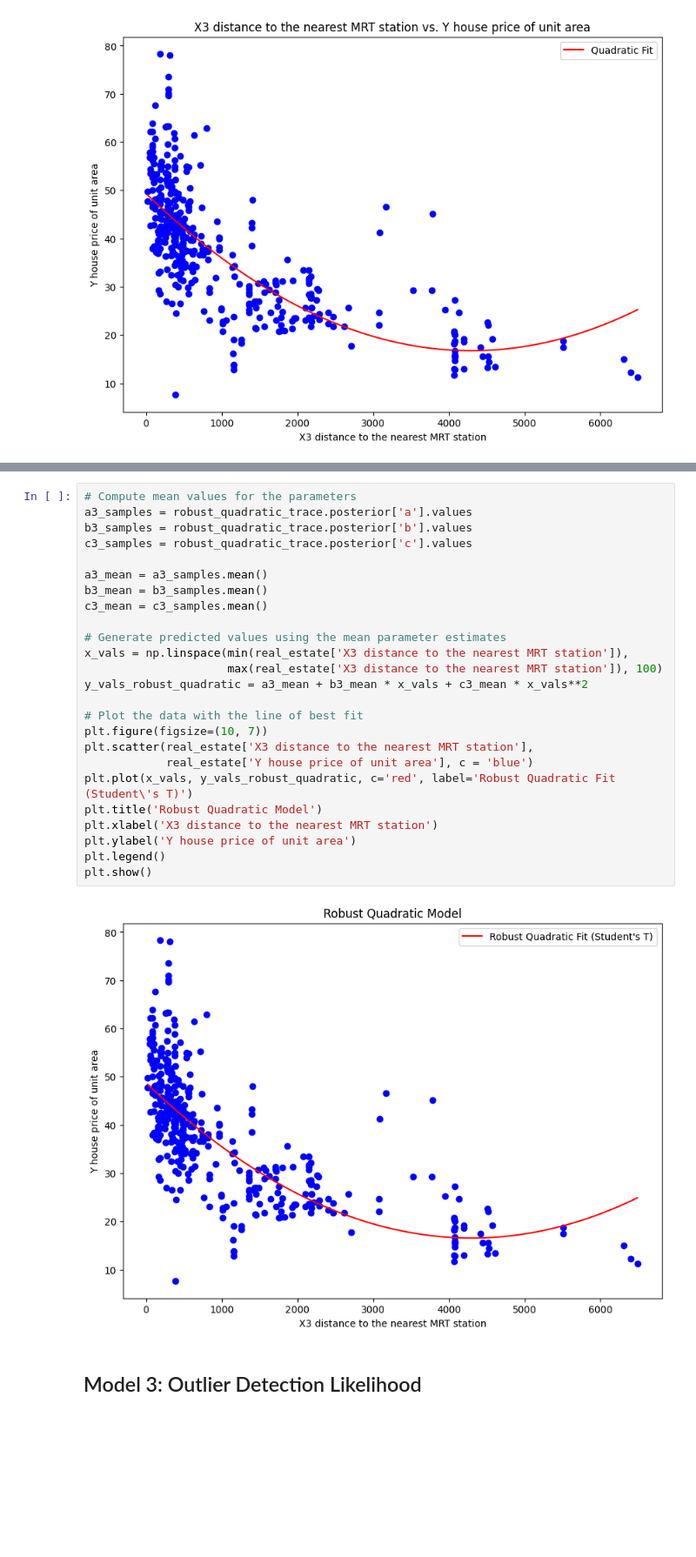
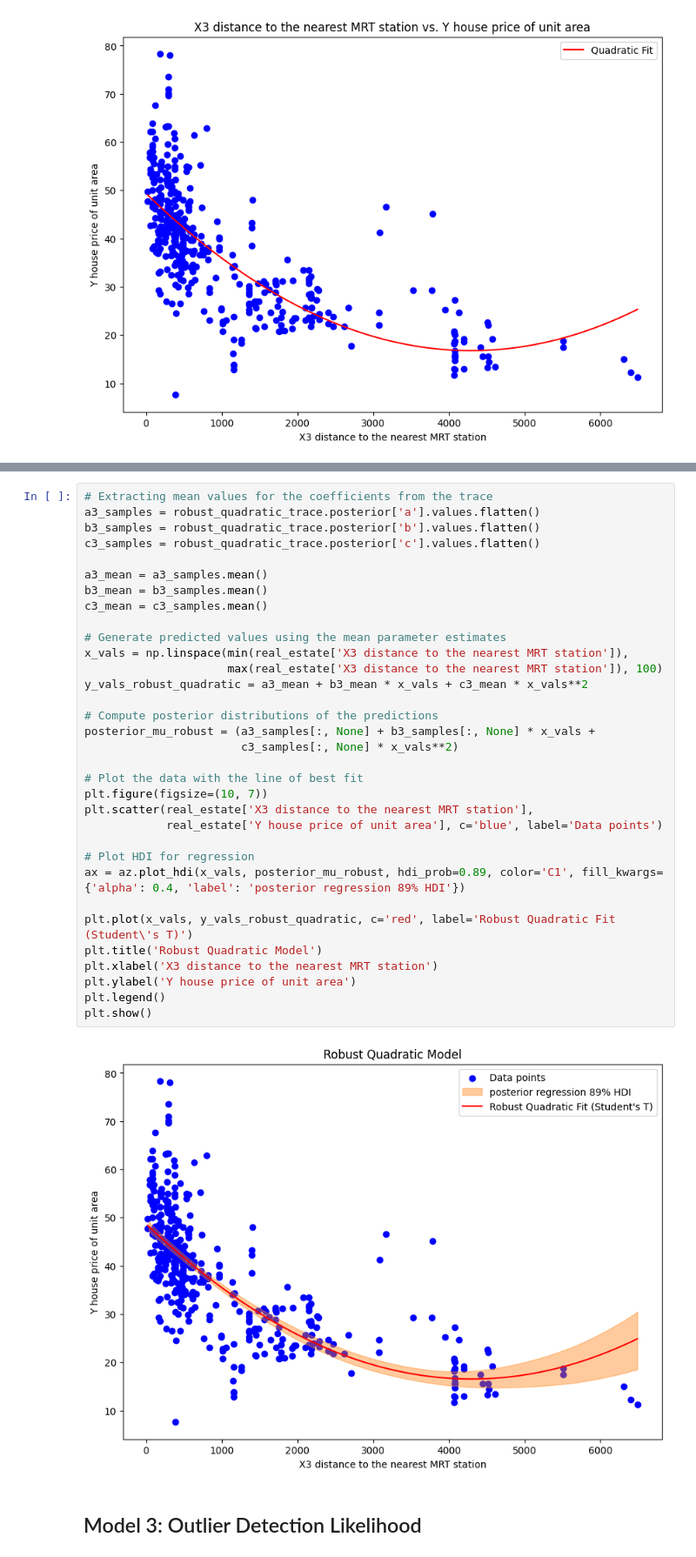
Before and after one commit to MacBeth-M/CS146-Project-1---Linear-Regression, a Jupyter notebook: CS146LinearRegression.ipynb, the cells around one changed output, grey strips where cells are left out. Shown at 87% size. Drawn from its saved outputs; the diff is of its cells as text; blank space fills up the shorter version.

Commit message:
Wednesday Stop Point

```diff
--- a/CS146LinearRegression.ipynb
+++ b/CS146LinearRegression.ipynb
@@ -331,30 +357,38 @@ sigma    1.0
 # %%
-# Compute mean values for the parameters
-a3_samples = robust_quadratic_trace.posterior['a'].values
-b3_samples = robust_quadratic_trace.posterior['b'].values
-c3_samples = robust_quadratic_trace.posterior['c'].values
+# Extracting mean values for the coefficients from the trace
+a3_samples = robust_quadratic_trace.posterior['a'].values.flatten()
+b3_samples = robust_quadratic_trace.posterior['b'].values.flatten()
+c3_samples = robust_quadratic_trace.posterior['c'].values.flatten()
 
 a3_mean = a3_samples.mean()
 b3_mean = b3_samples.mean()
 c3_mean = c3_samples.mean()
 
 # Generate predicted values using the mean parameter estimates
 x_vals = np.linspace(min(real_estate['X3 distance to the nearest MRT station']),
                      max(real_estate['X3 distance to the nearest MRT station']), 100)
 y_vals_robust_quadratic = a3_mean + b3_mean * x_vals + c3_mean * x_vals**2
 
+# Compute posterior distributions of the predictions
+posterior_mu_robust = (a3_samples[:, None] + b3_samples[:, None] * x_vals +
+                       c3_samples[:, None] * x_vals**2)
+
 # Plot the data with the line of best fit
 plt.figure(figsize=(10, 7))
 plt.scatter(real_estate['X3 distance to the nearest MRT station'],
-            real_estate['Y house price of unit area'], c = 'blue')
+            real_estate['Y house price of unit area'], c='blue', label='Data points')
+
+# Plot HDI for regression
+ax = az.plot_hdi(x_vals, posterior_mu_robust, hdi_prob=0.89, color='C1', fill_kwargs={'alpha': 0.4, 'label': 'posterior regression 89% HDI'})
+
 plt.plot(x_vals, y_vals_robust_quadratic, c='red', label='Robust Quadratic Fit (Student\'s T)')
 plt.title('Robust Quadratic Model')
 plt.xlabel('X3 distance to the nearest MRT station')
 plt.ylabel('Y house price of unit area')
 plt.legend()
 plt.show()
 # %% [output]
-[figure, old version]
+[figure, new version]
 # %% [markdown]
 ## Model 3: Outlier Detection Likelihood
 # %% [markdown]
```
Also changed, not shown: parts of 16 cells of this notebook.
